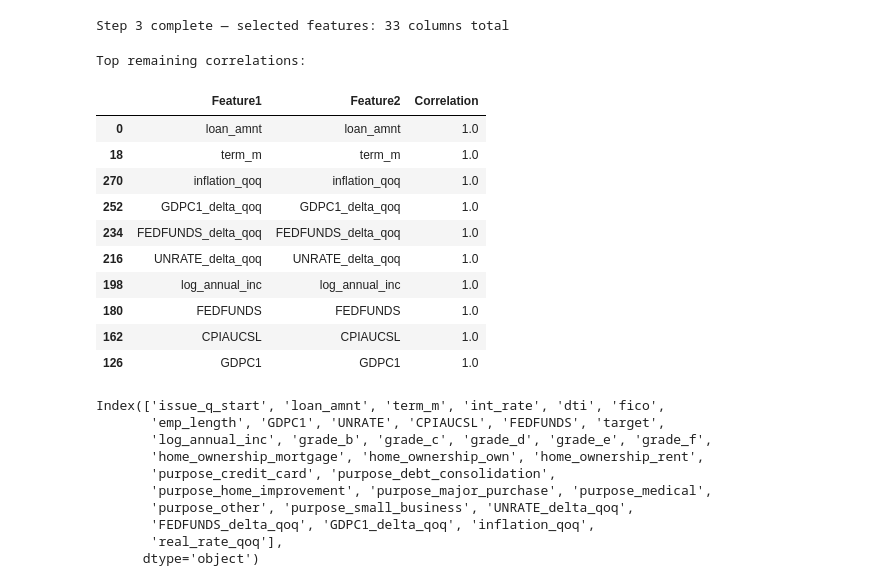
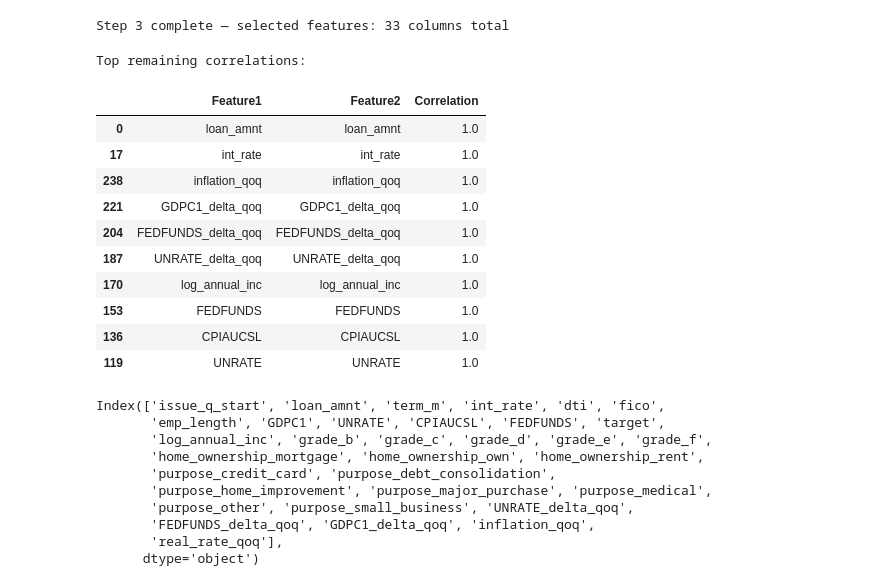
Before and after one commit to BinodTandan/Banking_Stress_Testing, a Jupyter notebook: notebooks/02_feature_engineering.ipynb, the cells around one changed output. Saved outputs shown, nothing was run; the diff lists cells and outputs as text; code cells hidden in the pictures.

```diff
--- a/notebooks/02_feature_engineering.ipynb
+++ b/notebooks/02_feature_engineering.ipynb
@@ -278,26 +278,26 @@ Step 3 complete — selected features: 33 columns total
 # %%
 # To show top correlated remaining pairs for inspection
 corr_pairs = (
-    corr_matrix.stack()
+    corr.stack()
     .reset_index()
     .rename(columns={"level_0":"Feature1","level_1":"Feature2",0:"Correlation"})
 )
 
 print("\nTop remaining correlations:")
 display(corr_pairs.sort_values(by="Correlation", ascending=False).head(10))
 # %% [output]
 Top remaining correlations:
 |  | Feature1 | Feature2 | Correlation |
 | 0 | loan_amnt | loan_amnt | 1.0 |
-| 18 | term_m | term_m | 1.0 |
-| 270 | inflation_qoq | inflation_qoq | 1.0 |
-| 252 | GDPC1_delta_qoq | GDPC1_delta_qoq | 1.0 |
-| 234 | FEDFUNDS_delta_qoq | FEDFUNDS_delta_qoq | 1.0 |
-| 216 | UNRATE_delta_qoq | UNRATE_delta_qoq | 1.0 |
-| 198 | log_annual_inc | log_annual_inc | 1.0 |
-| 180 | FEDFUNDS | FEDFUNDS | 1.0 |
-| 162 | CPIAUCSL | CPIAUCSL | 1.0 |
-| 126 | GDPC1 | GDPC1 | 1.0 |
+| 17 | int_rate | int_rate | 1.0 |
+| 238 | inflation_qoq | inflation_qoq | 1.0 |
+| 221 | GDPC1_delta_qoq | GDPC1_delta_qoq | 1.0 |
+| 204 | FEDFUNDS_delta_qoq | FEDFUNDS_delta_qoq | 1.0 |
+| 187 | UNRATE_delta_qoq | UNRATE_delta_qoq | 1.0 |
+| 170 | log_annual_inc | log_annual_inc | 1.0 |
+| 153 | FEDFUNDS | FEDFUNDS | 1.0 |
+| 136 | CPIAUCSL | CPIAUCSL | 1.0 |
+| 119 | UNRATE | UNRATE | 1.0 |
 # %%
 df.columns
 # %% [output]
```
Also changed, not shown: parts of 1 cell of this notebook.
